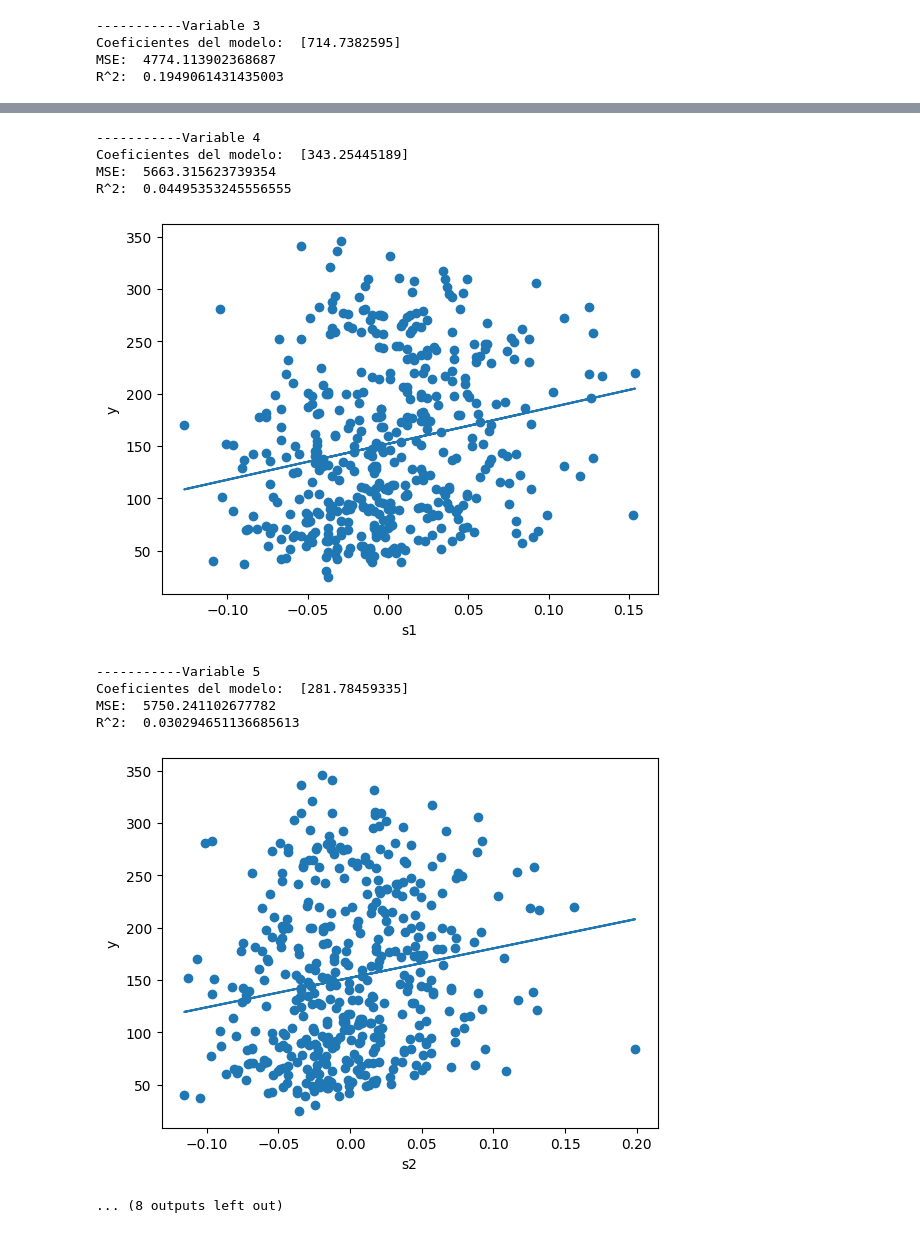
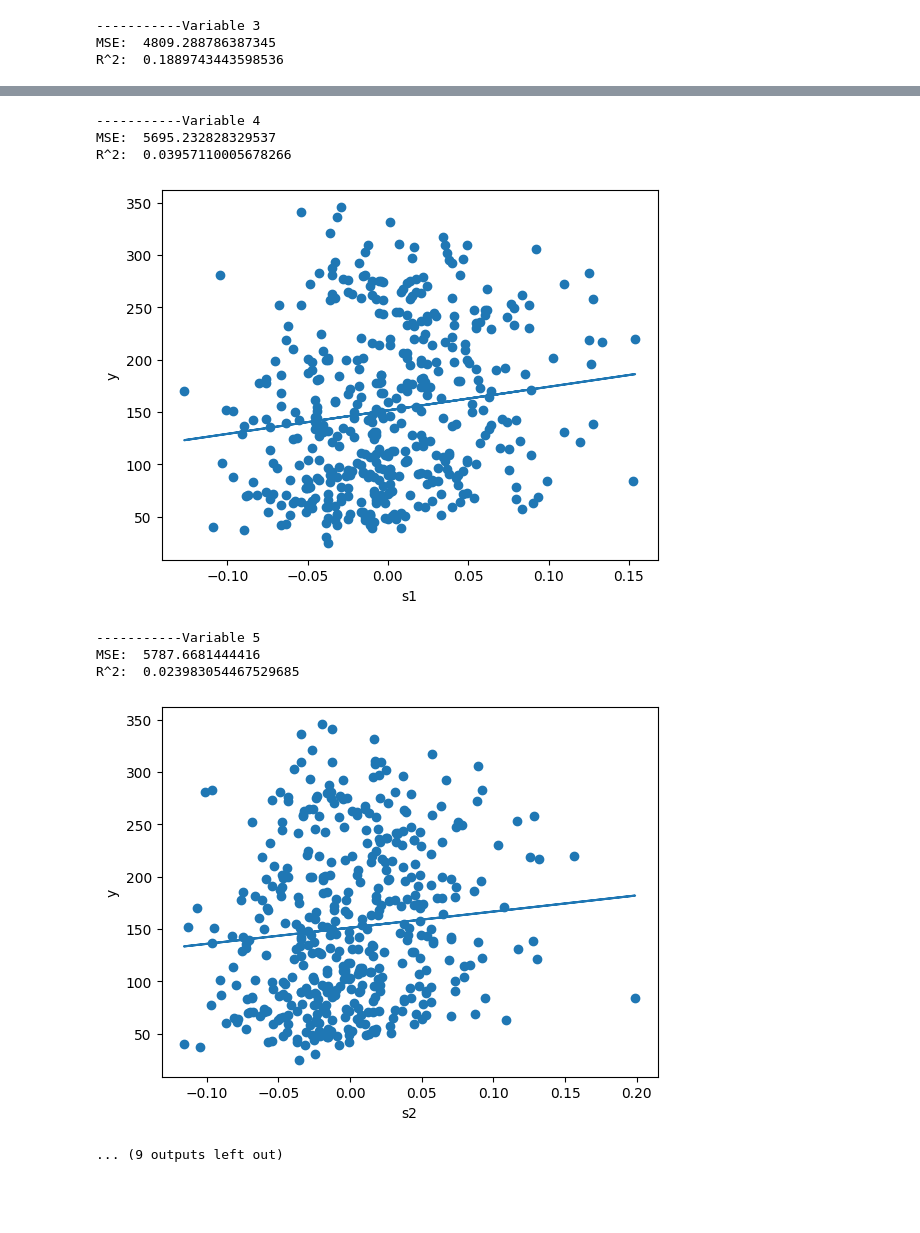
Before and after one commit to Alaninja1209/Neural_Networks_T3002B, a Jupyter notebook: red_neronal/activity2_RN.ipynb, the cells around one changed output, grey strips where cells are left out. Drawn from its saved outputs; the diff is of its cells as text; code cells hidden in the pictures; blank space fills up the shorter version.

```diff
--- a/red_neronal/activity2_RN.ipynb
+++ b/red_neronal/activity2_RN.ipynb
@@ -112,31 +113,43 @@ y = diabetes.target
 features = diabetes.feature_names
 n_features = len(features)
 
-# Train MLP classifier with all available observations
-clf = MLPClassifier(hidden_layer_sizes=(10, 10), max_iter=10000)
-clf.fit(x, y)
+# Entrenando el regresor MLP
+regressor = MLPRegressor(hidden_layer_sizes=(10, 10), max_iter=10000)
+regressor.fit(x, y)
 
-# Applying cross validation
-kf = KFold(n_splits=5, shuffle = True)
+# Aplicando validacion cruzada
+kf = KFold(n_splits=5, shuffle=True)
 
-acc = 0
+mse = 0
+r2 = 0
 
-# Train linear regression for one variable
+# Train MLP regressor for one variable
 for var in range(n_features):
-    print ('-----------Variable', var)
+    print('-----------Variable', var)
 
-    regr = linear_model.LinearRegression()
-    regr.fit(x[:,var].reshape(-1, 1), y)
-    print("Coeficientes del modelo: ", regr.coef_)
+    regressor_i = MLPRegressor(hidden_layer_sizes=(10, 10), max_iter=10000)
+    regressor_i.fit(x[:, var].reshape(-1, 1), y)
 
-    y_pred = regr.predict(x[:,var].reshape(-1, 1))
-    print('MSE: ', mean_squared_error(y, y_pred))
-    print("R^2: ", r2_score(y, y_pred))
+    y_pred = regressor_i.predict(x[:, var].reshape(-1, 1))
+    mse_i = mean_squared_error(y, y_pred)
+    r2_i = r2_score(y, y_pred)
 
-    plt.scatter(x[:,var], y)
-    plt.plot(x[:,var], y_pred)
+    mse += mse_i
+    r2 += r2_i
+
+    print('MSE: ', mse_i)
+    print('R^2: ', r2_i)
+
+    plt.scatter(x[:, var], y)
+    plt.plot(x[:, var], y_pred)
     plt.xlabel(features[var])
     plt.ylabel('y')
     plt.show()
+
+mse /= n_features
+r2 /= n_features
+
+print('Average MSE: ', mse)
+print('Average R^2: ', r2)
 # %% [output]
 -----------Variable 0
@@ -157,4 +167,3 @@ R^2:  0.3439237602253802
 -----------Variable 3
-Coeficientes del modelo:  [714.7382595]
-MSE:  4774.113902368687
-R^2:  0.1949061431435003
+MSE:  4809.288786387345
+R^2:  0.1889743443598536
@@ -162,11 +171,9 @@ R^2:  0.1949061431435003
 -----------Variable 4
-Coeficientes del modelo:  [343.25445189]
-MSE:  5663.315623739354
-R^2:  0.04495353245556555
+MSE:  5695.232828329537
+R^2:  0.03957110005678266
-[figure, old version]
+[figure, new version]
 -----------Variable 5
-Coeficientes del modelo:  [281.78459335]
-MSE:  5750.241102677782
-R^2:  0.030294651136685613
+MSE:  5787.6681444416
+R^2:  0.023983054467529685
-[figure, old version]
+[figure, new version]
-... (8 outputs left out)
+... (9 outputs left out)
```
Also changed, not shown: parts of 4 cells of this notebook.
